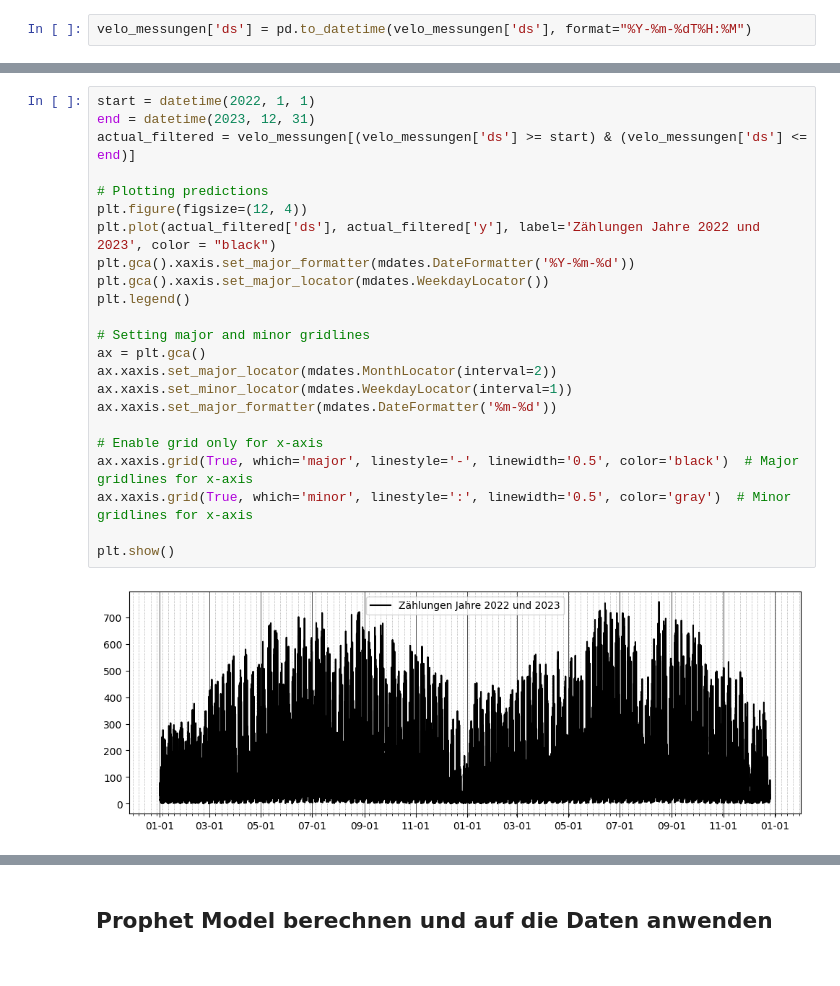
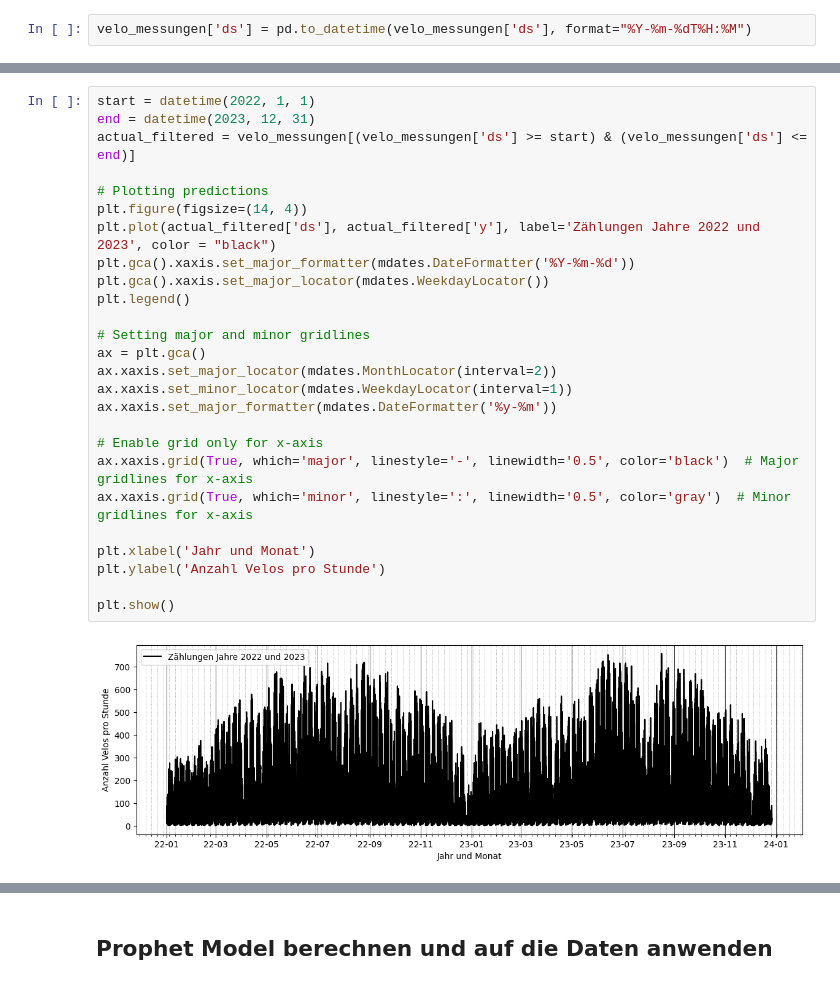
Before and after one commit to curdon/velo-prophet, a Jupyter notebook: Datenanalyse/Code/02-Zeitreihenanalyse.ipynb, the cells around one changed output, grey strips where cells are left out. Saved outputs shown, nothing was run; the diff lists cells and outputs as text.

```diff
--- a/Datenanalyse/Code/02-Zeitreihenanalyse.ipynb
+++ b/Datenanalyse/Code/02-Zeitreihenanalyse.ipynb
@@ -39,28 +52,31 @@ velo_messungen.head(10)
 # %%
 start = datetime(2022, 1, 1)
 end = datetime(2023, 12, 31)
 actual_filtered = velo_messungen[(velo_messungen['ds'] >= start) & (velo_messungen['ds'] <= end)]
 
 # Plotting predictions
-plt.figure(figsize=(12, 4))
+plt.figure(figsize=(14, 4))
 plt.plot(actual_filtered['ds'], actual_filtered['y'], label='Zählungen Jahre 2022 und 2023', color = "black")
 plt.gca().xaxis.set_major_formatter(mdates.DateFormatter('%Y-%m-%d'))
 plt.gca().xaxis.set_major_locator(mdates.WeekdayLocator())
 plt.legend()
 
 # Setting major and minor gridlines
 ax = plt.gca()
 ax.xaxis.set_major_locator(mdates.MonthLocator(interval=2))
 ax.xaxis.set_minor_locator(mdates.WeekdayLocator(interval=1))
-ax.xaxis.set_major_formatter(mdates.DateFormatter('%m-%d'))
+ax.xaxis.set_major_formatter(mdates.DateFormatter('%y-%m'))
 
 # Enable grid only for x-axis
 ax.xaxis.grid(True, which='major', linestyle='-', linewidth='0.5', color='black')  # Major gridlines for x-axis
 ax.xaxis.grid(True, which='minor', linestyle=':', linewidth='0.5', color='gray')  # Minor gridlines for x-axis
 
+plt.xlabel('Jahr und Monat')
+plt.ylabel('Anzahl Velos pro Stunde')
+
 plt.show()
 # %% [output]
-[figure, old version]
+[figure, new version]
 # %%
 # Filtering data for plotting
 start = datetime(2023, 6, 5)
```
Also changed, not shown: parts of 20 cells of this notebook.
